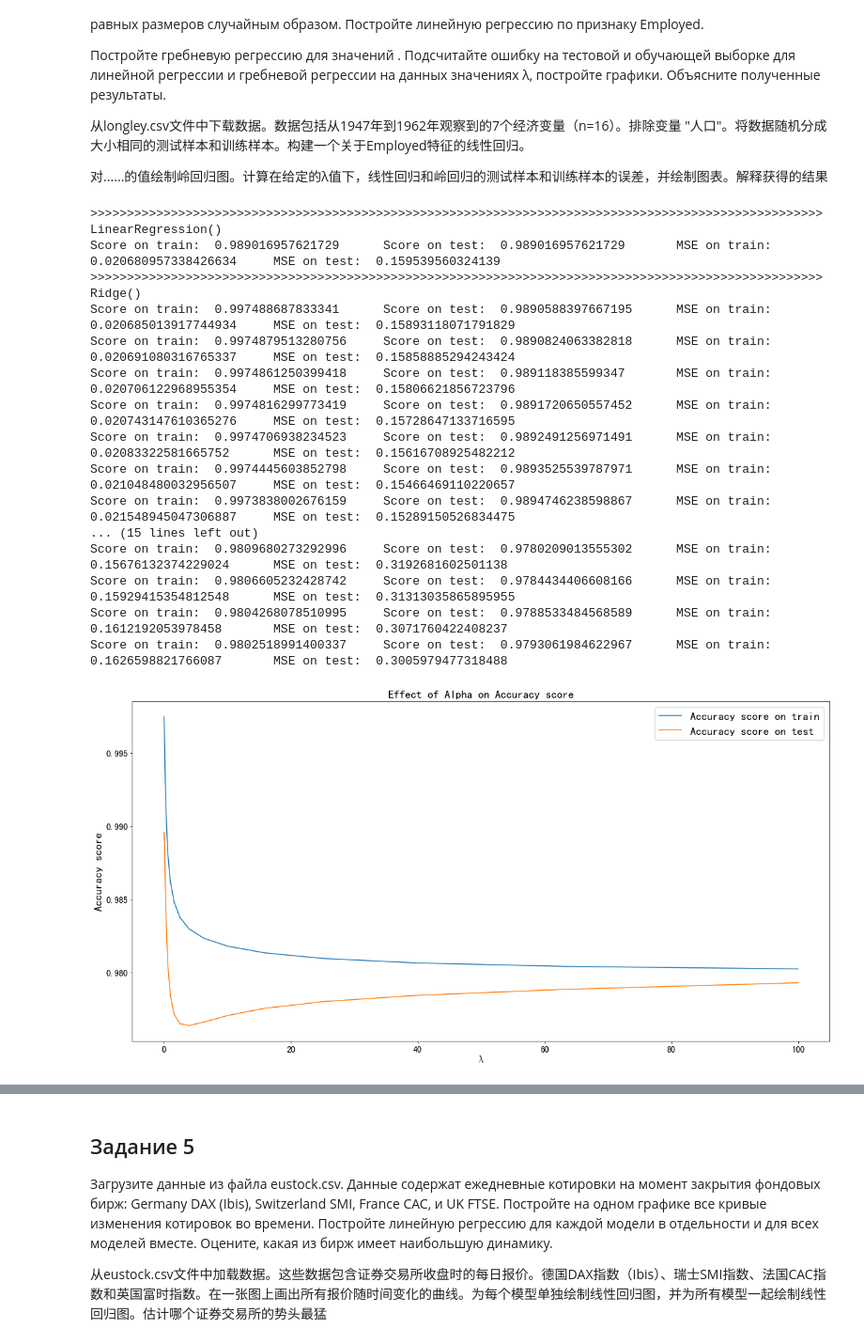
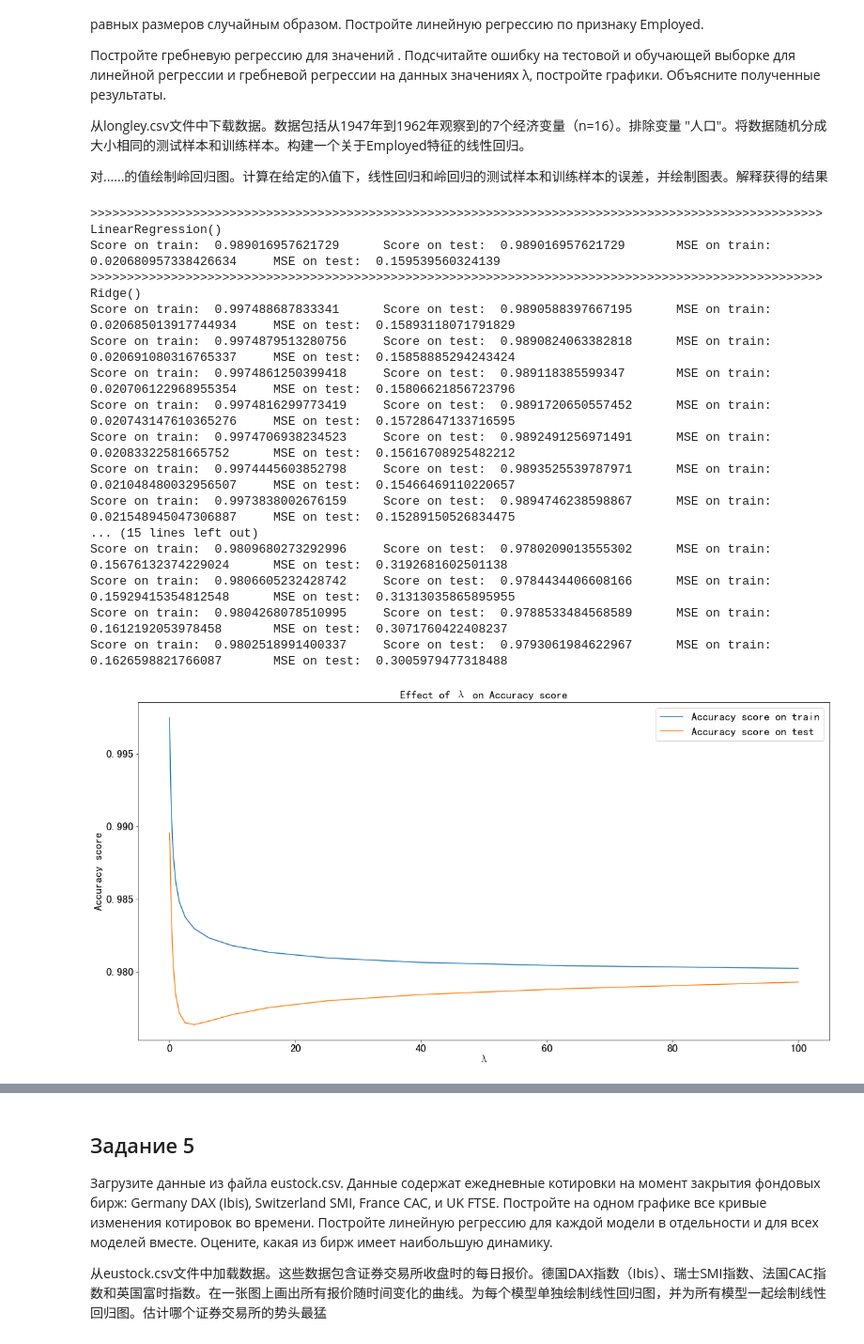
Before and after one commit to NekoSilverFox/Machine-learning, a Jupyter notebook: 150 - 回归算法 - SPbSTU - lab5/lab5 - 线性回归.ipynb, the cells around one changed output, grey strips where cells are left out. Shown at 94% size. Drawn from its saved outputs; the diff is of its cells as text; code cells hidden in the pictures.

```diff
--- a/150 - 回归算法 - SPbSTU - lab5/lab5 - 线性回归.ipynb
+++ b/150 - 回归算法 - SPbSTU - lab5/lab5 - 线性回归.ipynb
@@ -267,37 +267,37 @@ plt.figure(figsize=(20, 10))
 plt.plot(arr_alpha, arr_score_ridge.iloc[:, 0], label='Accuracy score on train')
 plt.plot(arr_alpha, arr_score_ridge.iloc[:, 1], label='Accuracy score on test')
 plt.legend(fontsize=18)
-plt.title('Effect of Alpha on Accuracy score', size=18)
+plt.title('Effect of λ on Accuracy score', size=18)
 plt.xlabel('λ', size=18)
 plt.ylabel('Accuracy score', size=18)
-plt.tick_params(labelsize=14)
+plt.tick_params(labelsize= 18)
 plt.show()
 
 plt.figure(figsize=(20, 10))
 plt.plot(arr_alpha, arr_mse_ridge.iloc[:, 0], label='MSE on train')
 plt.plot(arr_alpha, arr_mse_ridge.iloc[:, 1], label='MSE on test')
 plt.legend(fontsize=18)
-plt.title('Effect of Alpha on MSE', size=18)
+plt.title('Effect of λ on MSE', size=18)
 plt.xlabel('λ', size=18)
 plt.ylabel('MSE', size=18)
-plt.tick_params(labelsize=14)
+plt.tick_params(labelsize=18)
 plt.show()
 # %% [output]
 >>>>>>>>>>>>>>>>>>>>>>>>>>>>>>>>>>>>>>>>>>>>>>>>>>>>>>>>>>>>>>>>>>>>>>>>>>>>>>>>>>>>>>>>>>>>>>>>>>>>
 LinearRegression()
 Score on train:  0.989016957621729      Score on test:  0.989016957621729       MSE on train:  0.020680957338426634     MSE on test:  0.159539560324139
 >>>>>>>>>>>>>>>>>>>>>>>>>>>>>>>>>>>>>>>>>>>>>>>>>>>>>>>>>>>>>>>>>>>>>>>>>>>>>>>>>>>>>>>>>>>>>>>>>>>>
 Ridge()
 Score on train:  0.997488687833341      Score on test:  0.9890588397667195      MSE on train:  0.020685013917744934     MSE on test:  0.15893118071791829
 Score on train:  0.9974879513280756     Score on test:  0.9890824063382818      MSE on train:  0.020691080316765337     MSE on test:  0.15858885294243424
 Score on train:  0.9974861250399418     Score on test:  0.989118385599347       MSE on train:  0.020706122968955354     MSE on test:  0.15806621856723796
 Score on train:  0.9974816299773419     Score on test:  0.9891720650557452      MSE on train:  0.020743147610365276     MSE on test:  0.15728647133716595
 Score on train:  0.9974706938234523     Score on test:  0.9892491256971491      MSE on train:  0.02083322581665752      MSE on test:  0.15616708925482212
 Score on train:  0.9974445603852798     Score on test:  0.9893525539787971      MSE on train:  0.021048480032956507     MSE on test:  0.15466469110220657
 Score on train:  0.9973838002676159     Score on test:  0.9894746238598867      MSE on train:  0.021548945047306887     MSE on test:  0.15289150526834475
 ... (15 lines left out)
 Score on train:  0.9809680273292996     Score on test:  0.9780209013555302      MSE on train:  0.15676132374229024      MSE on test:  0.3192681602501138
 Score on train:  0.9806605232428742     Score on test:  0.9784434406608166      MSE on train:  0.15929415354812548      MSE on test:  0.31313035865895955
 Score on train:  0.9804268078510995     Score on test:  0.9788533484568589      MSE on train:  0.1612192053978458       MSE on test:  0.3071760422408237
 Score on train:  0.9802518991400337     Score on test:  0.9793061984622967      MSE on train:  0.1626598821766087       MSE on test:  0.3005979477318488
-[figure, old version]
+[figure, new version]
```
Also changed, not shown: parts of 5 cells of this notebook.
